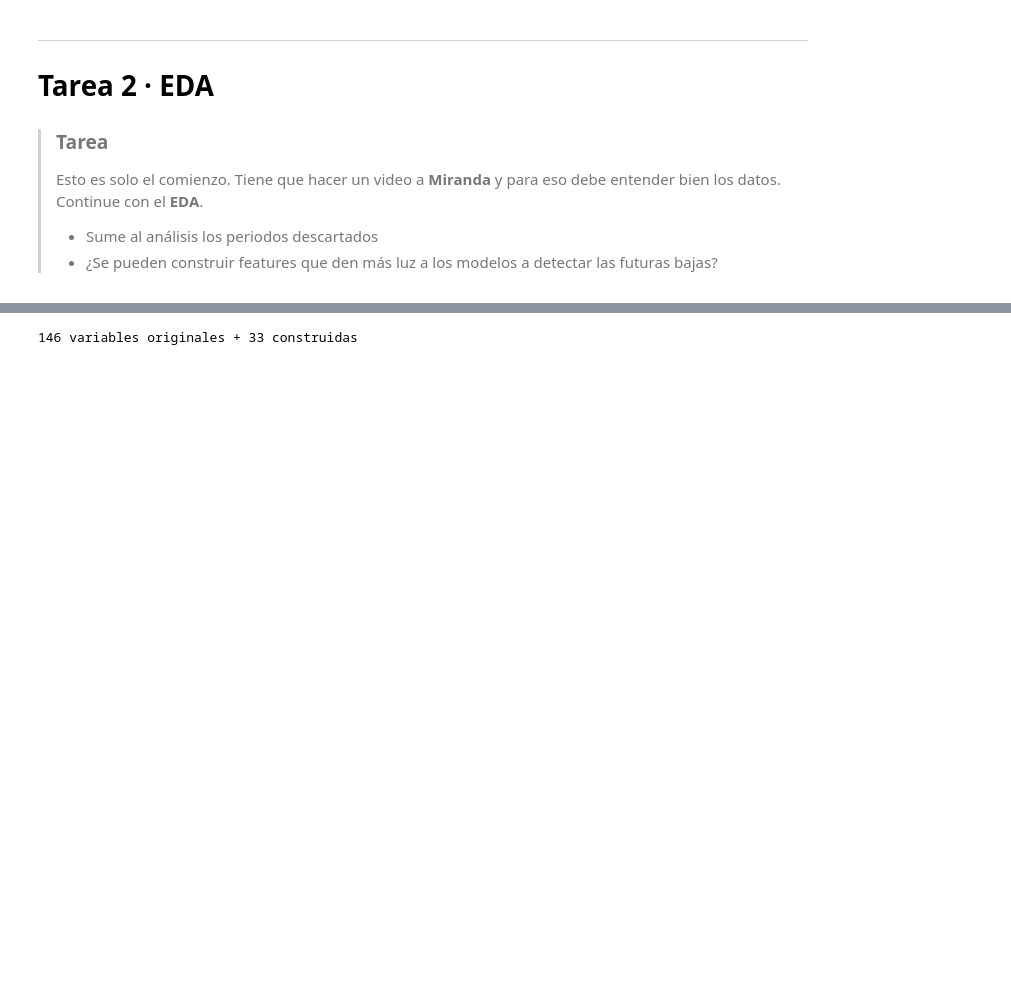
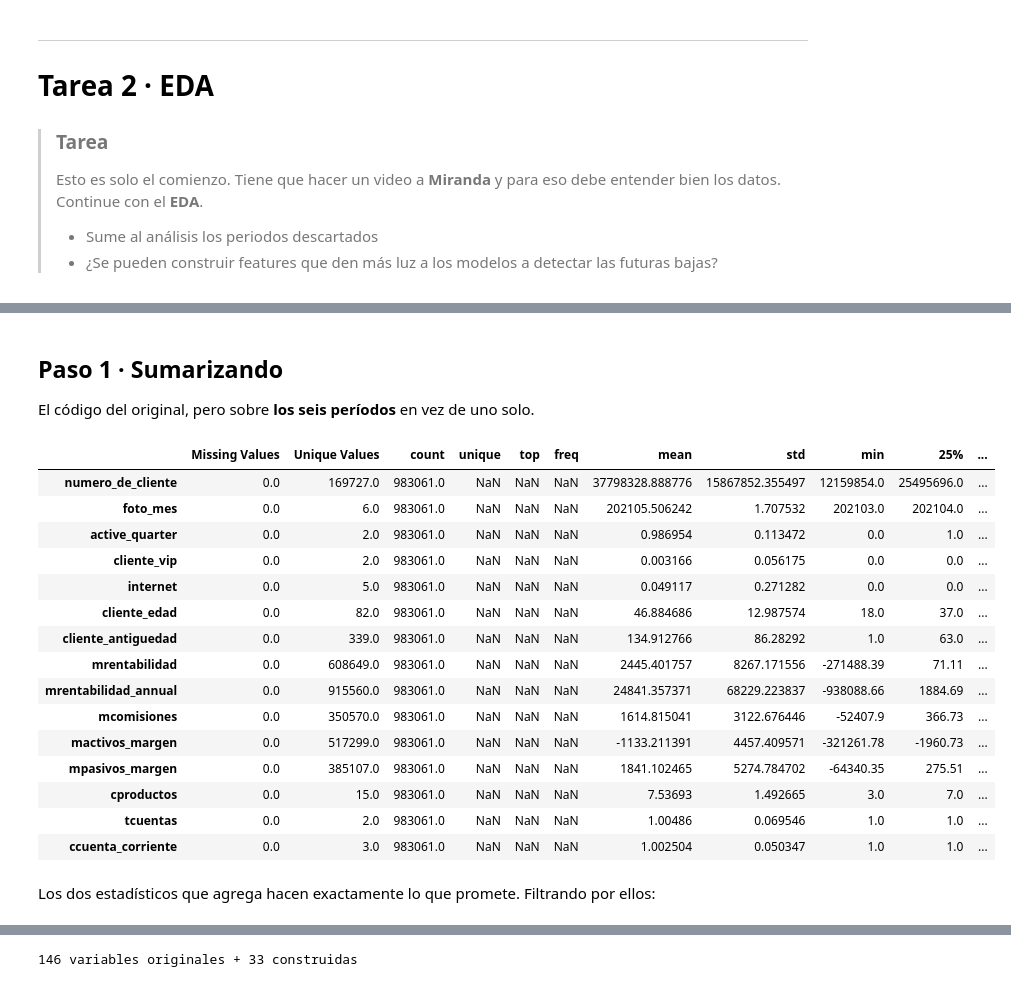
Before and after one commit to ClariRZ/dmeyf2026, a Jupyter notebook: mis_tareas/z201_arboles/z201_resolucion.ipynb, the cells around one changed output, grey strips where cells are left out. Drawn from its saved outputs; the diff is of its cells as text; code cells hidden in the pictures; blank space fills up the shorter version.

```diff
--- a/mis_tareas/z201_arboles/z201_resolucion.ipynb
+++ b/mis_tareas/z201_arboles/z201_resolucion.ipynb
@@ -589,27 +512,0 @@ resultan ser señal por sí mismos.
-# %%
-d04 = cargar(202104)
-es_baja2 = (d04["clase_ternaria"] == "BAJA+2").astype(int).to_numpy()
-tasa_base = es_baja2.mean()
-
-def auc_univariada(x, y):
-    """AUC de Mann-Whitney sobre los valores no nulos."""
-    ok = ~pd.isna(x)
-    if ok.sum() < 100 or y[ok].sum() < 10 or len(np.unique(x[ok])) < 2:
-        return np.nan
-    r = pd.Series(x[ok]).rank().to_numpy()
-    yy = y[ok]
-    n1, n0 = yy.sum(), len(yy) - yy.sum()
-    return (r[yy == 1].sum() - n1 * (n1 + 1) / 2) / (n1 * n0)
-
-filas = []
-for c in cols:
-    x = pd.to_numeric(d04[c], errors="coerce").to_numpy(dtype=float)
-    a = auc_univariada(x, es_baja2)
-    pct_nul = float(pd.isna(x).mean())
-    filas.append({"variable": c, "auc": a, "fuerza": abs(a - .5) if a == a else np.nan,
-                  "pct_nulos": pct_nul,
-                  "tasa_baja2_si_nulo": float(es_baja2[pd.isna(x)].mean()) if pct_nul else np.nan})
-
-uni = pd.DataFrame(filas).sort_values("fuerza", ascending=False)
-uni["dirección"] = np.where(uni["auc"] > .5, "SUBE al irse", "BAJA al irse")
-uni.head(12)[["variable", "auc", "fuerza", "dirección"]].style.format({"auc": "{:.4f}", "fuerza": "{:.4f}"})
@@ -719,0 +534,39 @@ mismo hecho. Un solo flag las resume.
+# %% [markdown]
+## Paso 1 · Sumarizando
+
+El código del original, pero sobre **los seis períodos** en vez de uno solo.
+# %%
+todo = cargar()          # los 6 meses
+cols = [c for c in todo.columns
+        if c not in ("numero_de_cliente", "foto_mes", "clase_ternaria")]
+
+desc_stats = todo.describe(include='all')
+missing_values = todo.isnull().sum()
+unique_values = todo.nunique()
+
+summary_table = pd.DataFrame({
+    'Missing Values': missing_values,
+    'Unique Values': unique_values
+})
+
+resumen_vars = pd.concat([summary_table.transpose(), desc_stats], axis=0).transpose()
+resumen_vars.head(15)
+# %% [output]
+|  | Missing Values | Unique Values | count | unique | top | freq | mean | std | min | 25% | ... |
+| numero_de_cliente | 0.0 | 169727.0 | 983061.0 | NaN | NaN | NaN | 37798328.888776 | 15867852.355497 | 12159854.0 | 25495696.0 | ... |
+| foto_mes | 0.0 | 6.0 | 983061.0 | NaN | NaN | NaN | 202105.506242 | 1.707532 | 202103.0 | 202104.0 | ... |
+| active_quarter | 0.0 | 2.0 | 983061.0 | NaN | NaN | NaN | 0.986954 | 0.113472 | 0.0 | 1.0 | ... |
+| cliente_vip | 0.0 | 2.0 | 983061.0 | NaN | NaN | NaN | 0.003166 | 0.056175 | 0.0 | 0.0 | ... |
+| internet | 0.0 | 5.0 | 983061.0 | NaN | NaN | NaN | 0.049117 | 0.271282 | 0.0 | 0.0 | ... |
+| cliente_edad | 0.0 | 82.0 | 983061.0 | NaN | NaN | NaN | 46.884686 | 12.987574 | 18.0 | 37.0 | ... |
+| cliente_antiguedad | 0.0 | 339.0 | 983061.0 | NaN | NaN | NaN | 134.912766 | 86.28292 | 1.0 | 63.0 | ... |
+| mrentabilidad | 0.0 | 608649.0 | 983061.0 | NaN | NaN | NaN | 2445.401757 | 8267.171556 | -271488.39 | 71.11 | ... |
+| mrentabilidad_annual | 0.0 | 915560.0 | 983061.0 | NaN | NaN | NaN | 24841.357371 | 68229.223837 | -938088.66 | 1884.69 | ... |
+| mcomisiones | 0.0 | 350570.0 | 983061.0 | NaN | NaN | NaN | 1614.815041 | 3122.676446 | -52407.9 | 366.73 | ... |
+| mactivos_margen | 0.0 | 517299.0 | 983061.0 | NaN | NaN | NaN | -1133.211391 | 4457.409571 | -321261.78 | -1960.73 | ... |
+| mpasivos_margen | 0.0 | 385107.0 | 983061.0 | NaN | NaN | NaN | 1841.102465 | 5274.784702 | -64340.35 | 275.51 | ... |
+| cproductos | 0.0 | 15.0 | 983061.0 | NaN | NaN | NaN | 7.53693 | 1.492665 | 3.0 | 7.0 | ... |
+| tcuentas | 0.0 | 2.0 | 983061.0 | NaN | NaN | NaN | 1.00486 | 0.069546 | 1.0 | 1.0 | ... |
+| ccuenta_corriente | 0.0 | 3.0 | 983061.0 | NaN | NaN | NaN | 1.002504 | 0.050347 | 1.0 | 1.0 | ... |
+# %% [markdown]
+Los dos estadísticos que agrega hacen exactamente lo que promete. Filtrando por ellos:
```
Also changed, not shown: parts of 39 cells of this notebook.
